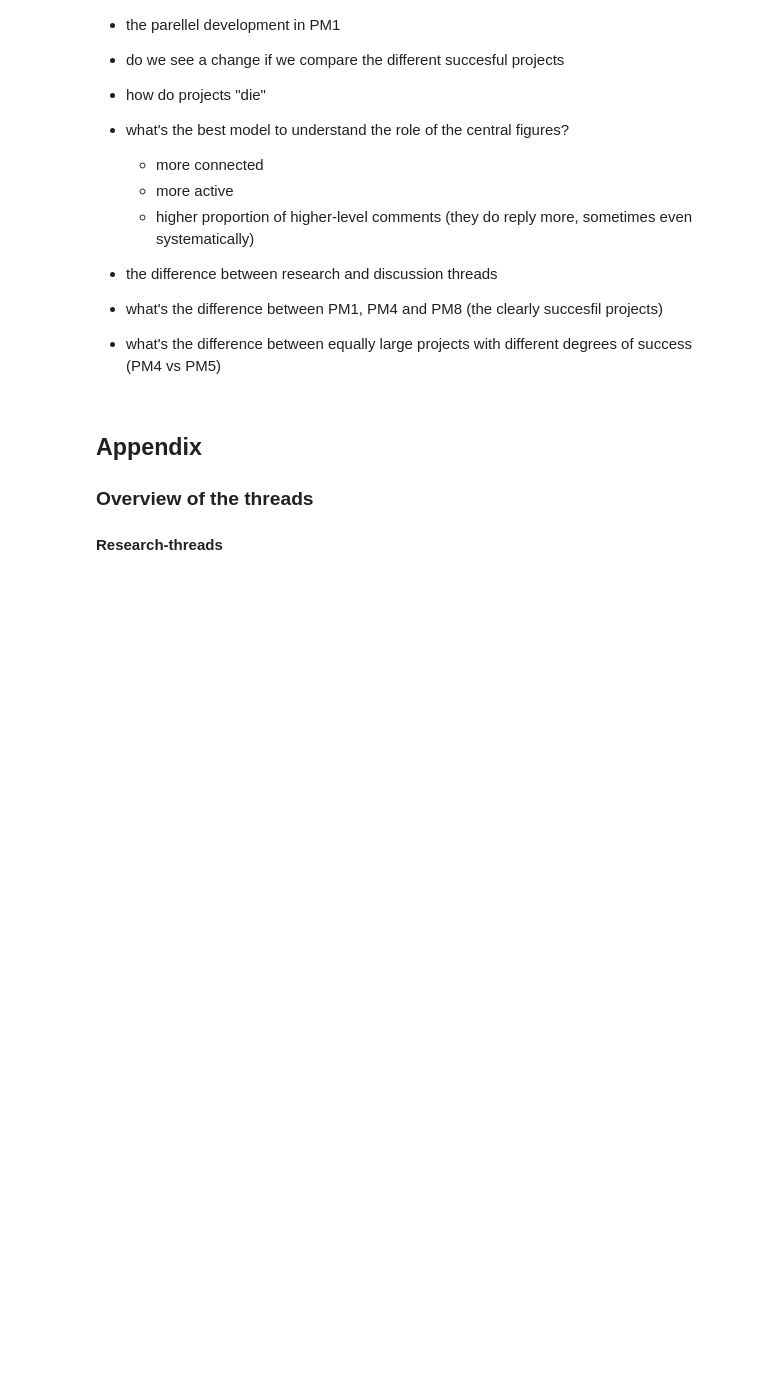
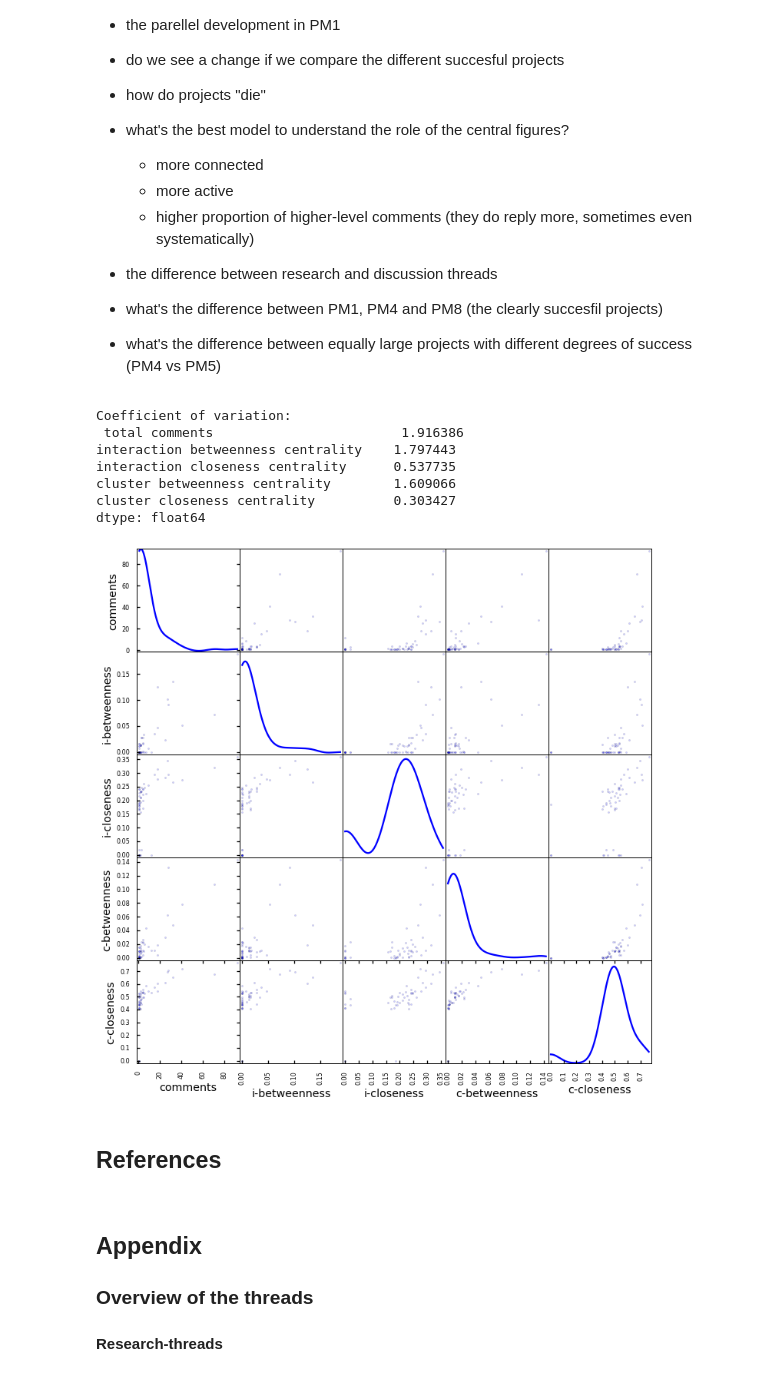
Before and after one commit to patrickallo/mathpracmod, a Jupyter notebook: Polymath again and differently.ipynb, the cells around one changed output. Drawn from its saved outputs; the diff is of its cells as text; code cells hidden in the pictures; blank space fills up the shorter version.

```diff
--- a/Polymath again and differently.ipynb
+++ b/Polymath again and differently.ipynb
@@ -1020,6 +1178,25 @@ project_heatmap("Polymath 11", cluster_threads=True, method='average', log=True,
 + the difference between research and discussion threads
 + what's the difference between PM1, PM4 and PM8 (the clearly succesfil projects)
 + what's the difference between equally large projects with different degrees of success (PM4 vs PM5)
+# %%
+pm4_dat = get_project_at("Polymath 4", "research threads", -1)['network'].author_frame[['total comments', 'interaction betweenness centrality', 'interaction closeness centrality', 'cluster betweenness centrality', 'cluster closeness centrality']]
+print("Coefficient of variation:\n", pm4_dat.std() / pm4_dat.mean())
+from pandas.tools.plotting import scatter_matrix
+pm4_dat.columns = ['comments', 'i-betweenness', 'i-closeness', 'c-betweenness', 'c-closeness']
+scatter_matrix(pm4_dat, alpha=0.2, figsize=(12, 12), diagonal='kde');
+# %% [output]
+Coefficient of variation:
+ total comments                        1.916386
+interaction betweenness centrality    1.797443
+interaction closeness centrality      0.537735
+cluster betweenness centrality        1.609066
+cluster closeness centrality          0.303427
+dtype: float64
+[figure, added]
+# %% [markdown]
+## References
+
+<div class="cite2c-biblio"></div>
 # %% [markdown]
 ## Appendix
 ### Overview of the threads
```
Also changed, not shown: parts of 45 cells of this notebook.
